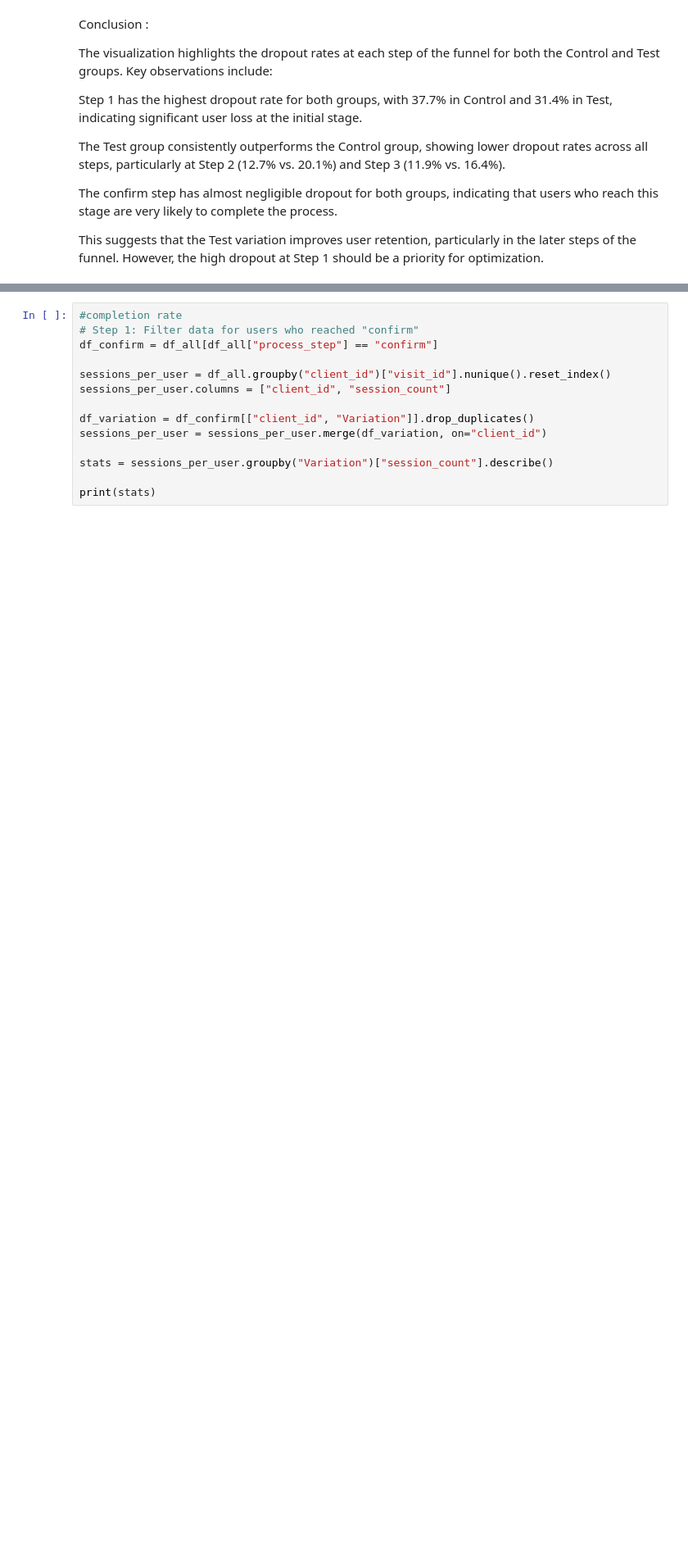
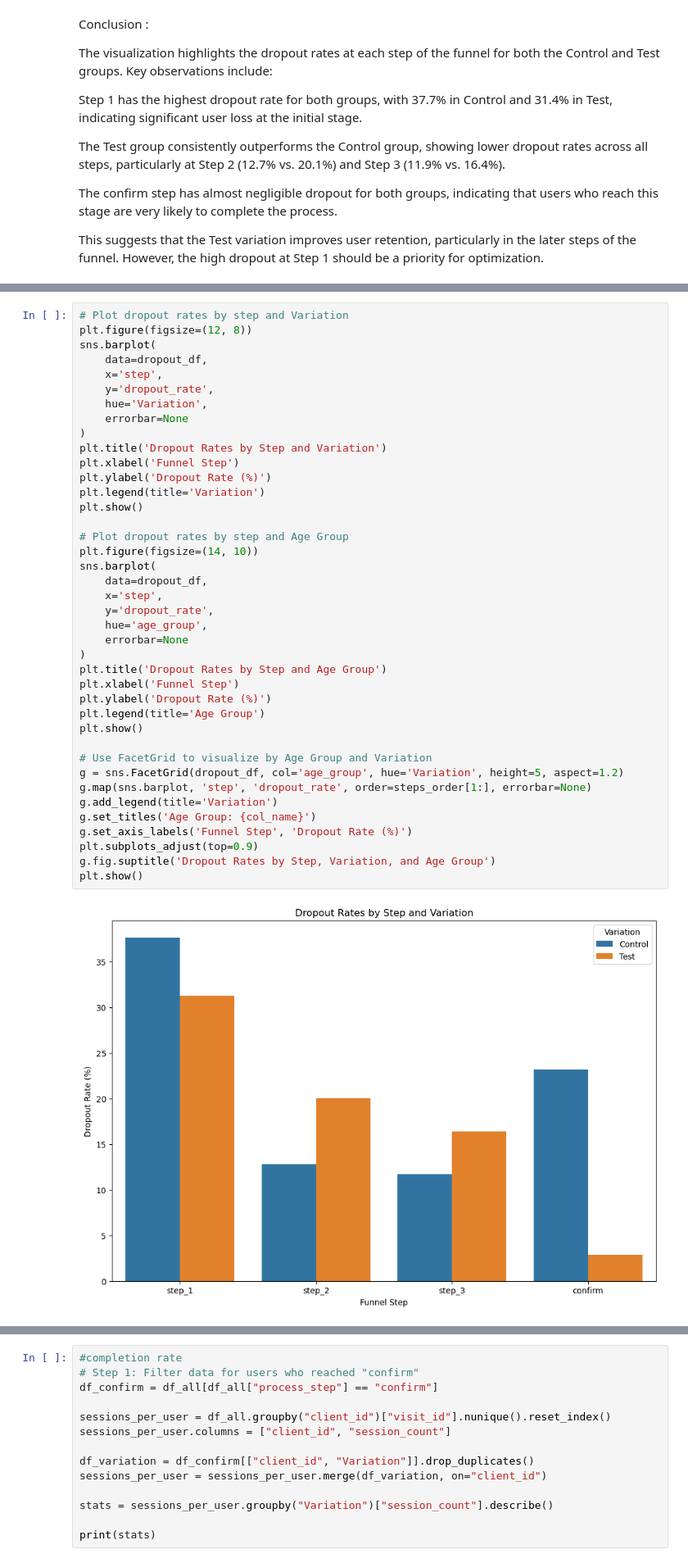
Before and after one commit to Aurelie75FR/Vangard--AB-Test, a Jupyter notebook: notebooks/explo_insights_Aur.ipynb, the cells around one changed output, grey strips where cells are left out. Shown: that part at 82% size. Saved outputs shown, nothing was run; the diff lists cells and outputs as text; blank space fills up the shorter version.

```diff
--- a/notebooks/explo_insights_Aur.ipynb
+++ b/notebooks/explo_insights_Aur.ipynb
@@ -206,0 +286,42 @@ Distribution des sessions (médiane, percentiles).
+# %%
+# Plot dropout rates by step and Variation
+plt.figure(figsize=(12, 8))
+sns.barplot(
+    data=dropout_df,
+    x='step',
+    y='dropout_rate',
+    hue='Variation',
+    errorbar=None
+)
+plt.title('Dropout Rates by Step and Variation')
+plt.xlabel('Funnel Step')
+plt.ylabel('Dropout Rate (%)')
+plt.legend(title='Variation')
+plt.show()
+
+# Plot dropout rates by step and Age Group
+plt.figure(figsize=(14, 10))
+sns.barplot(
+    data=dropout_df,
+    x='step',
+    y='dropout_rate',
+    hue='age_group',
+    errorbar=None
+)
+plt.title('Dropout Rates by Step and Age Group')
+plt.xlabel('Funnel Step')
+plt.ylabel('Dropout Rate (%)')
+plt.legend(title='Age Group')
+plt.show()
+
+# Use FacetGrid to visualize by Age Group and Variation
+g = sns.FacetGrid(dropout_df, col='age_group', hue='Variation', height=5, aspect=1.2)
+g.map(sns.barplot, 'step', 'dropout_rate', order=steps_order[1:], errorbar=None)
+g.add_legend(title='Variation')
+g.set_titles('Age Group: {col_name}')
+g.set_axis_labels('Funnel Step', 'Dropout Rate (%)')
+plt.subplots_adjust(top=0.9)
+g.fig.suptitle('Dropout Rates by Step, Variation, and Age Group')
+plt.show()
+# %% [output]
+[figure, added]
```
Also changed, not shown: parts of 30 cells of this notebook.
